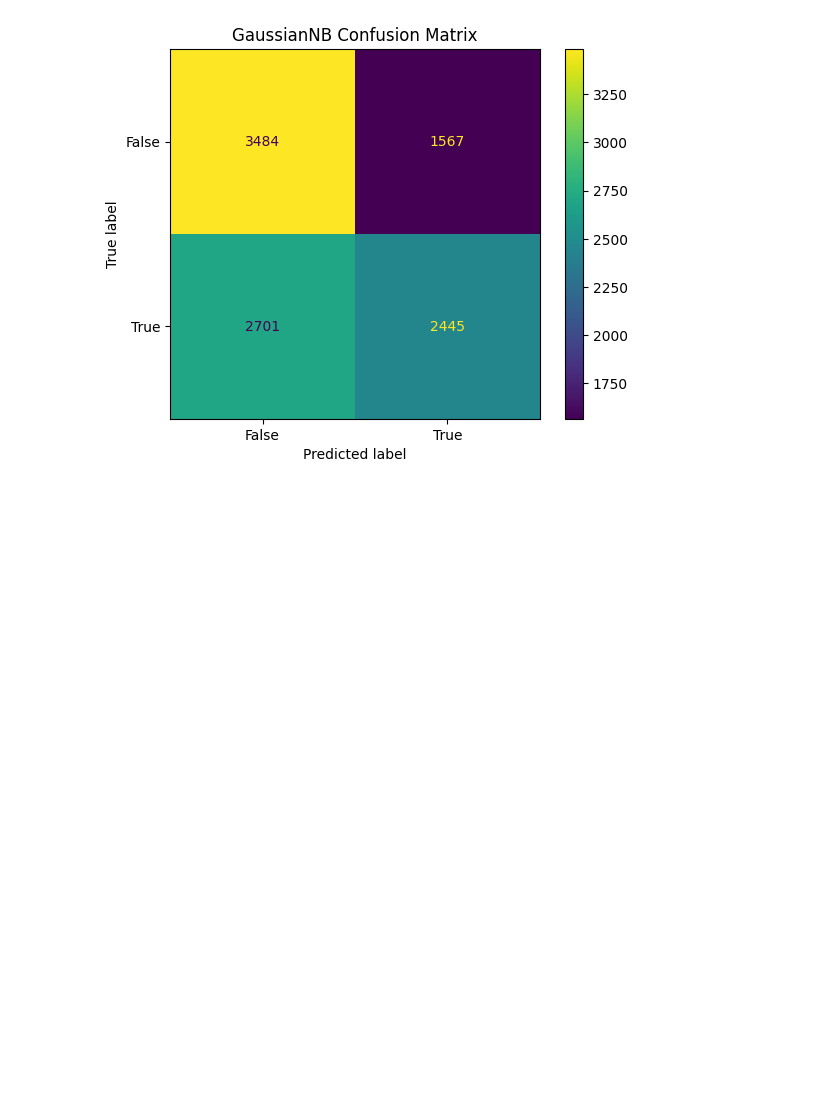
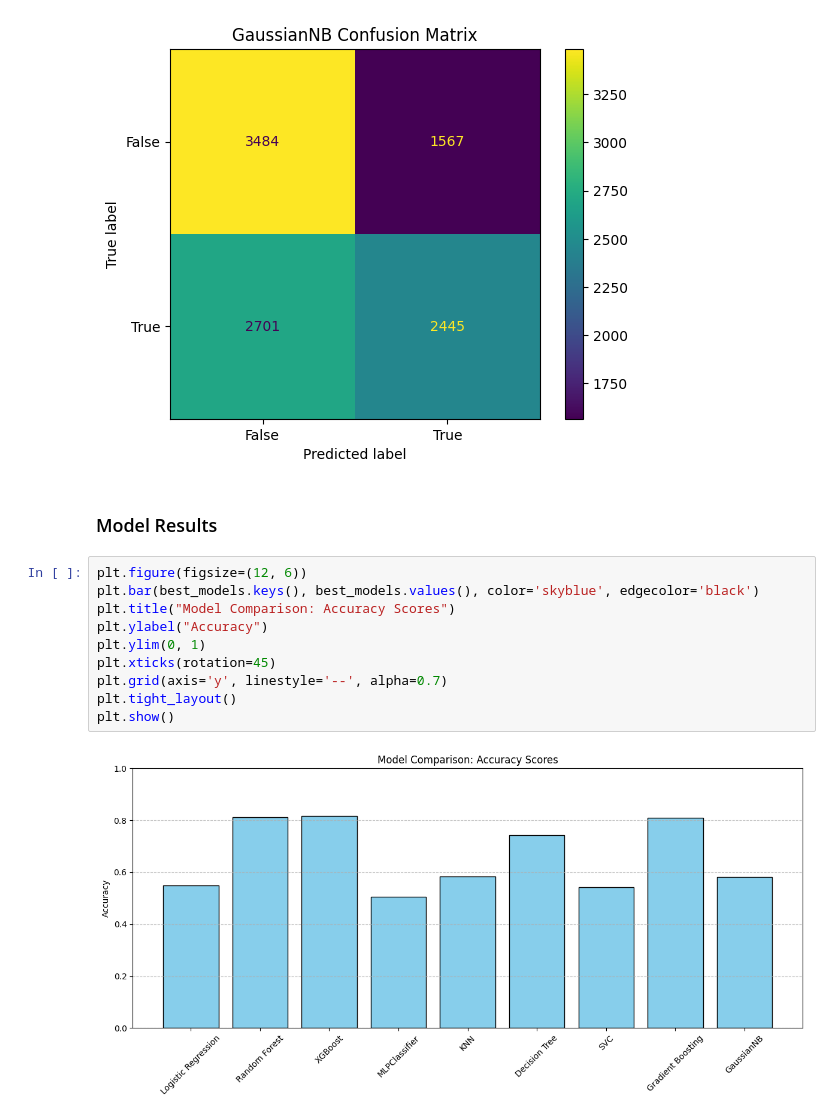
Before and after one commit to Samuelp0110/CS513_Final_Project, a Jupyter notebook: Data_Modeling.ipynb, the cells around one changed output. Cells and saved outputs as stored; diff of their text form; blank space fills up the shorter version.

Commit message:
Adding model comparisons and results

```diff
--- a/Data_Modeling.ipynb
+++ b/Data_Modeling.ipynb
@@ -526,3 +526,17 @@ Classification Report:
    macro avg       0.59      0.58      0.58     10197
 weighted avg       0.59      0.58      0.58     10197
 [figure]
+# %% [markdown]
+### Model Results
+# %%
+plt.figure(figsize=(12, 6))
+plt.bar(best_models.keys(), best_models.values(), color='skyblue', edgecolor='black')
+plt.title("Model Comparison: Accuracy Scores")
+plt.ylabel("Accuracy")
+plt.ylim(0, 1)
+plt.xticks(rotation=45)
+plt.grid(axis='y', linestyle='--', alpha=0.7)
+plt.tight_layout()
+plt.show()
+# %% [output]
+[figure, added]
```
Also changed, not shown: parts of 1 cell of this notebook.
